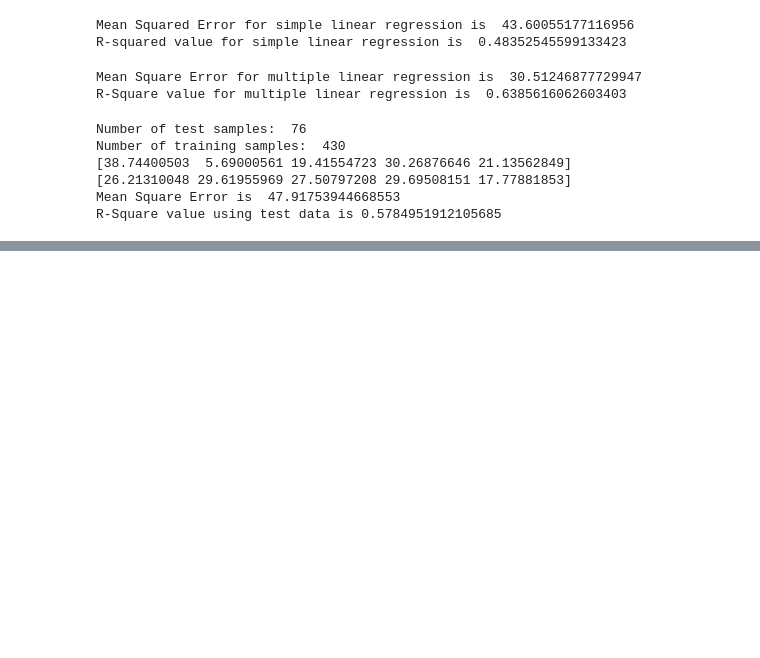
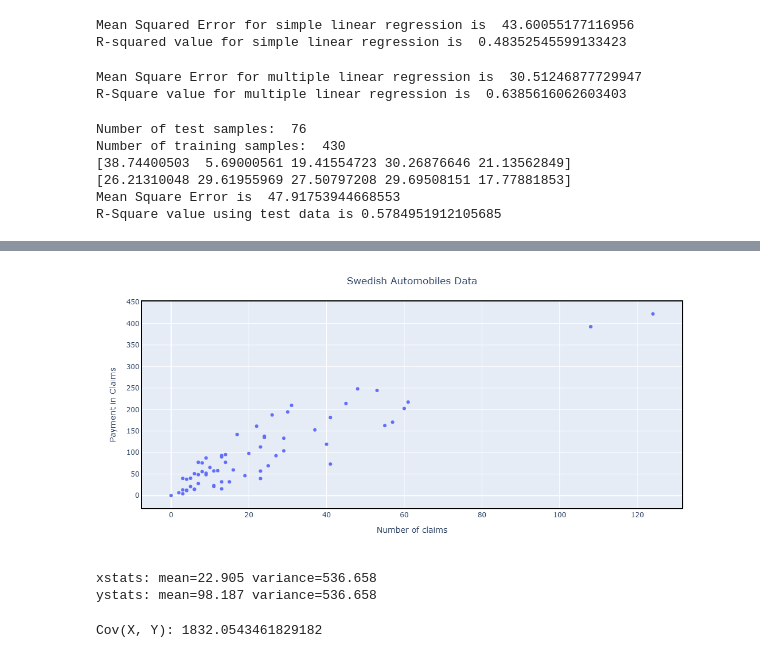
Before and after one commit to pydatakla/Maths, a Jupyter notebook: Notebooks/LinearRegression.ipynb, the cells around one changed output, grey strips where cells are left out. Saved outputs shown, nothing was run; the diff lists cells and outputs as text; code cells hidden in the pictures; blank space fills up the shorter version.

```diff
--- a/Notebooks/LinearRegression.ipynb
+++ b/Notebooks/LinearRegression.ipynb
@@ -1513,0 +1571,34 @@ The mean of the folds are 0.7142343920018627
+# %%
+# Scatter Plot
+fig = px.scatter(x=data['X'], y=data['Y'])
+fig.update_layout(title='Swedish Automobiles Data',
+                  title_x=.5,
+                  xaxis_title="Number of claims",
+                  yaxis_title='Payment in Claims',
+                  height=500,
+                  width=600)
+fig.update_xaxes(showline=True,
+                 linewidth=2,
+                 linecolor="black",
+                 mirror=True)
+fig.update_yaxes(
+    showline=True,
+                 linewidth=2,
+                 linecolor='black',
+                 mirror=True)
+fig.show()
+# %% [output]
+[figure, added]
+# %%
+# Mean and variance
+mean_x = np.mean(data['X'])
+mean_y = np.mean(data['Y'])
+
+var_x = np.var(data['X'])
+var_y = np.var(data['Y'])
+
+print('xstats: mean=%.3f variance=%.3f'%(mean_x, var_x))
+print('ystats: mean=%.3f variance=%.3f'%(mean_y, var_x))
+# %% [output]
+xstats: mean=22.905 variance=536.658
+ystats: mean=98.187 variance=536.658
@@ -1513,0 +1610,14 @@ The mean of the folds are 0.7142343920018627
+# %%
+# calculate the covariance between x and y
+def covariance(x, y):
+    mean_x = np.mean(x)
+    mean_y = np.mean(y)
+    covar = 0.0
+    for i in range(len(x)):
+        covar += (x[i]-mean_x)*(y[i]-mean_y)
+    return covar / len(x)
+
+covar_xy = covariance(data['X'], data['Y'])
+print(f'Cov(X, Y): {covar_xy}')
+# %% [output]
+Cov(X, Y): 1832.0543461829182
```
Also changed, not shown: parts of 12 cells of this notebook, 1 other file.
